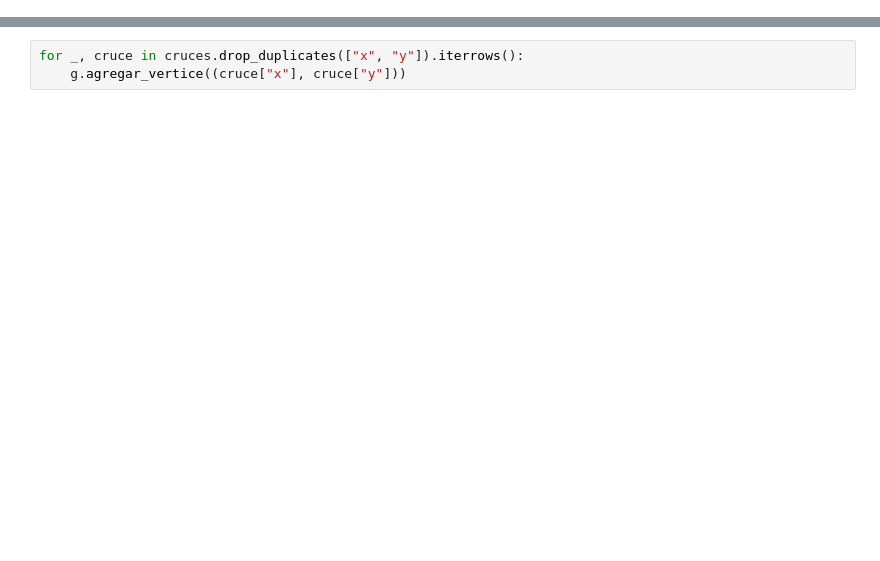
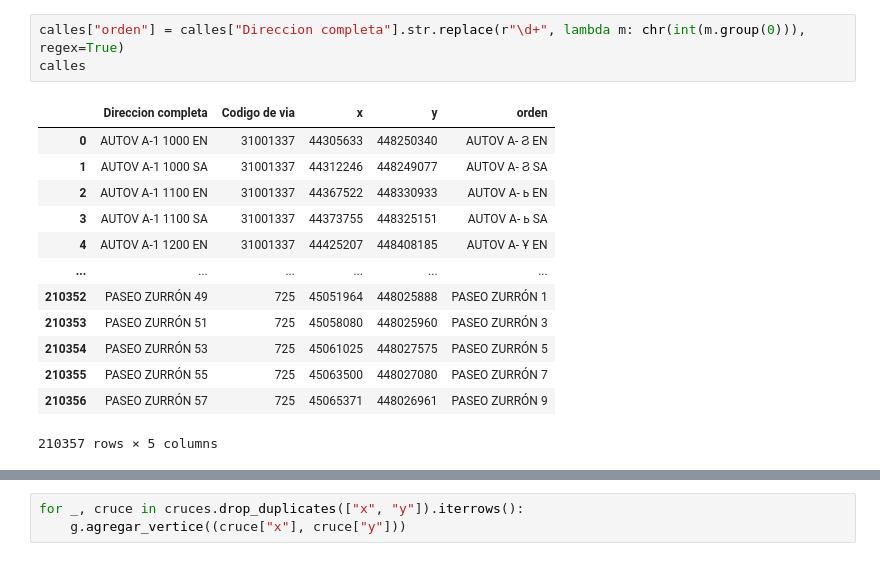
Before and after one commit to winoo19/GPS, a Jupyter notebook: create_graph.ipynb, the cells around one changed output, grey strips where cells are left out. Saved outputs shown, nothing was run; the diff lists cells and outputs as text; blank space fills up the shorter version.

```diff
--- a/create_graph.ipynb
+++ b/create_graph.ipynb
@@ -24,0 +25,17 @@ cruces
+# %%
+calles["orden"] = calles["Direccion completa"].str.replace(r"\d+", lambda m: chr(int(m.group(0))), regex=True)
+calles
+# %% [output]
+|  | Direccion completa | Codigo de via | x | y | orden |
+| 0 | AUTOV A-1 1000 EN | 31001337 | 44305633 | 448250340 | AUTOV A- Ϩ EN |
+| 1 | AUTOV A-1 1000 SA | 31001337 | 44312246 | 448249077 | AUTOV A- Ϩ SA |
+| 2 | AUTOV A-1 1100 EN | 31001337 | 44367522 | 448330933 | AUTOV A- ь EN |
+| 3 | AUTOV A-1 1100 SA | 31001337 | 44373755 | 448325151 | AUTOV A- ь SA |
+| 4 | AUTOV A-1 1200 EN | 31001337 | 44425207 | 448408185 | AUTOV A- Ұ EN |
+| ... | ... | ... | ... | ... | ... |
+| 210352 | PASEO ZURRÓN 49 | 725 | 45051964 | 448025888 | PASEO ZURRÓN 1 |
+| 210353 | PASEO ZURRÓN 51 | 725 | 45058080 | 448025960 | PASEO ZURRÓN 3 |
+| 210354 | PASEO ZURRÓN 53 | 725 | 45061025 | 448027575 | PASEO ZURRÓN 5 |
+| 210355 | PASEO ZURRÓN 55 | 725 | 45063500 | 448027080 | PASEO ZURRÓN 7 |
+| 210356 | PASEO ZURRÓN 57 | 725 | 45065371 | 448026961 | PASEO ZURRÓN 9 |
+210357 rows × 5 columns
```
Also changed, not shown: parts of 18 cells of this notebook, 2 other files.
